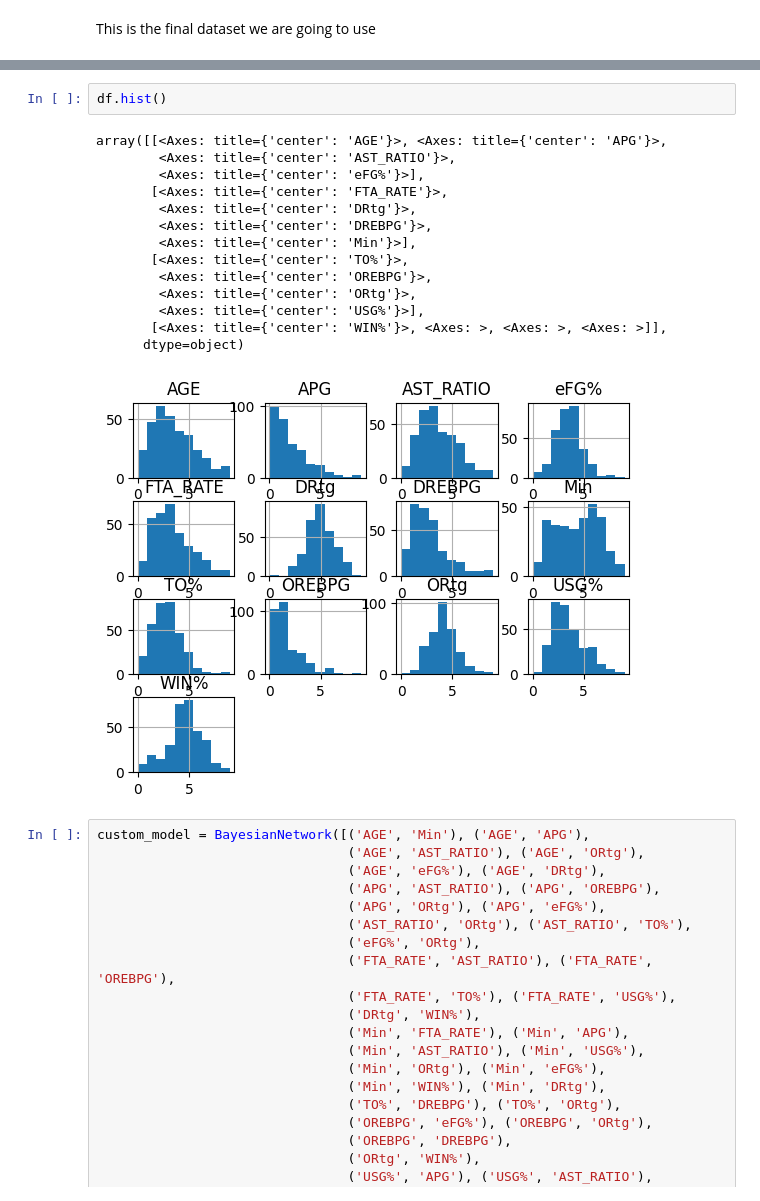
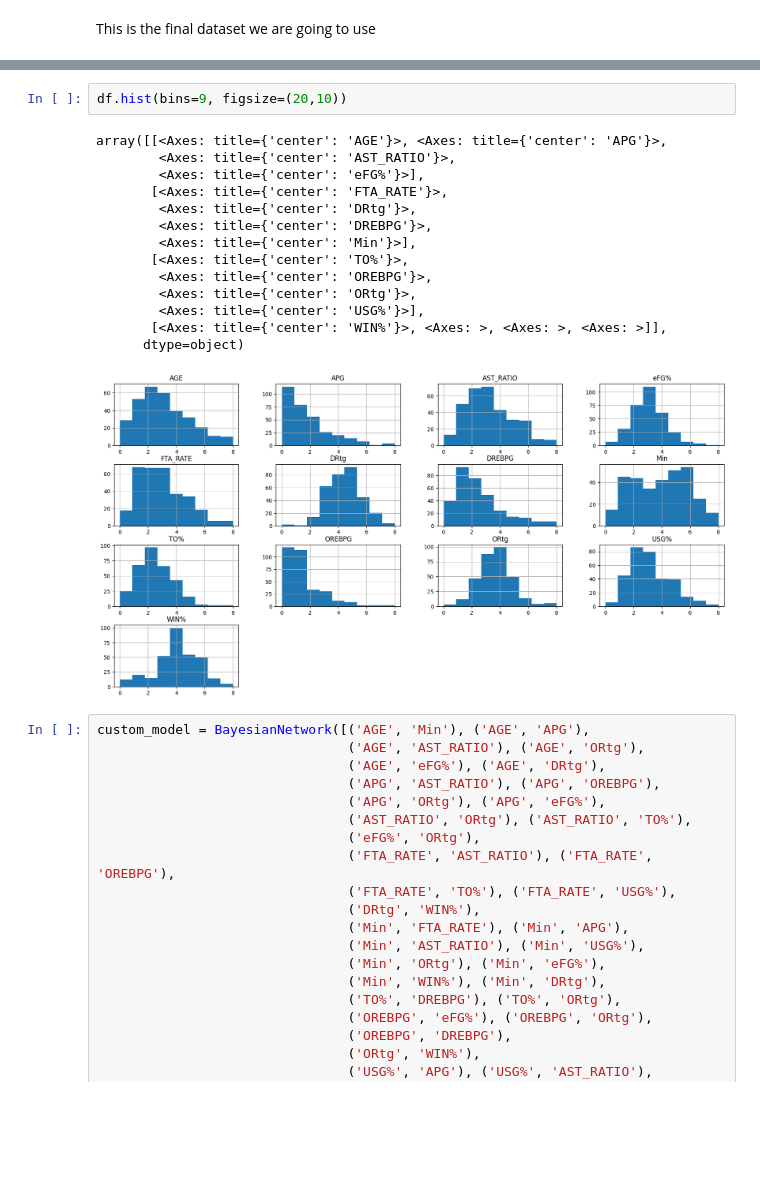
Before and after one commit to CacioCavalloIsNotReal/FAIKR_project_NBA, a Jupyter notebook: project.ipynb, the cells around one changed output, grey strips where cells are left out. Saved outputs shown, nothing was run; the diff lists cells and outputs as text; blank space fills up the shorter version.

```diff
--- a/project.ipynb
+++ b/project.ipynb
@@ -185,20 +186,20 @@ df.head()
-# %%
-df.hist()
-# %% [output]
-array([[<Axes: title={'center': 'AGE'}>, <Axes: title={'center': 'APG'}>,
-        <Axes: title={'center': 'AST_RATIO'}>,
-        <Axes: title={'center': 'eFG%'}>],
-       [<Axes: title={'center': 'FTA_RATE'}>,
-        <Axes: title={'center': 'DRtg'}>,
-        <Axes: title={'center': 'DREBPG'}>,
-        <Axes: title={'center': 'Min'}>],
-       [<Axes: title={'center': 'TO%'}>,
-        <Axes: title={'center': 'OREBPG'}>,
-        <Axes: title={'center': 'ORtg'}>,
-        <Axes: title={'center': 'USG%'}>],
-       [<Axes: title={'center': 'WIN%'}>, <Axes: >, <Axes: >, <Axes: >]],
-      dtype=object)
-[figure, removed]
+# %%
+df.hist(bins=9, figsize=(20,10))
+# %% [output]
+array([[<Axes: title={'center': 'AGE'}>, <Axes: title={'center': 'APG'}>,
+        <Axes: title={'center': 'AST_RATIO'}>,
+        <Axes: title={'center': 'eFG%'}>],
+       [<Axes: title={'center': 'FTA_RATE'}>,
+        <Axes: title={'center': 'DRtg'}>,
+        <Axes: title={'center': 'DREBPG'}>,
+        <Axes: title={'center': 'Min'}>],
+       [<Axes: title={'center': 'TO%'}>,
+        <Axes: title={'center': 'OREBPG'}>,
+        <Axes: title={'center': 'ORtg'}>,
+        <Axes: title={'center': 'USG%'}>],
+       [<Axes: title={'center': 'WIN%'}>, <Axes: >, <Axes: >, <Axes: >]],
+      dtype=object)
+[figure, added]
 # %%
 custom_model = BayesianNetwork([('AGE', 'Min'), ('AGE', 'APG'),
                                 ('AGE', 'AST_RATIO'), ('AGE', 'ORtg'),
```
Also changed, not shown: parts of 8 cells of this notebook.
